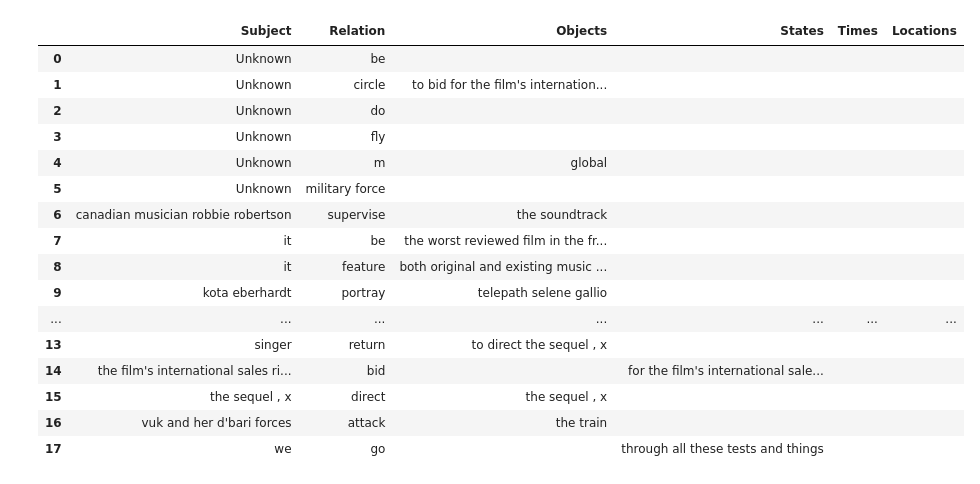
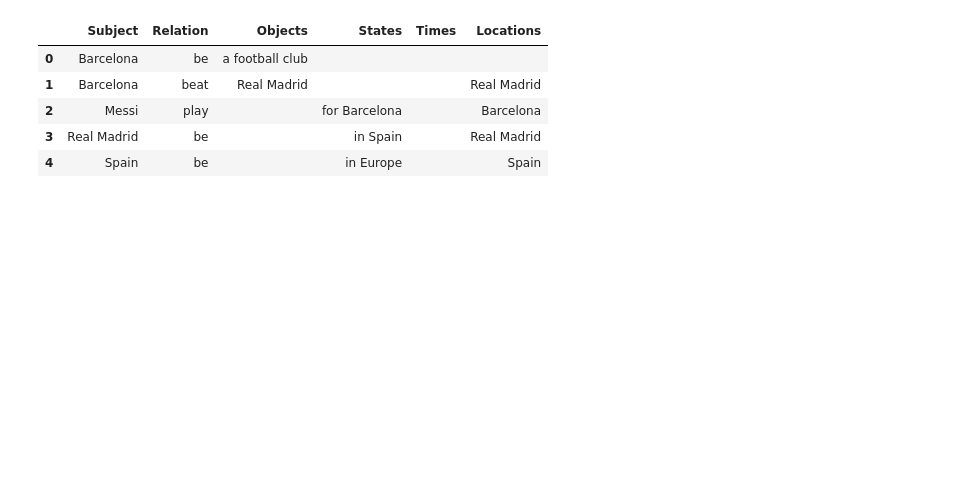
Before and after one commit to ZiaddAhmedd/Knowledge-graph-QA, a Jupyter notebook: knowledgeGraphPlots.ipynb, the cells around one changed output. Cells and saved outputs as stored; diff of their text form; code cells hidden in the pictures; blank space fills up the shorter version.

```diff
--- a/knowledgeGraphPlots.ipynb
+++ b/knowledgeGraphPlots.ipynb
@@ -48,0 +22,10 @@ contextDF
+# %%
+text = """Messi played for Barcelona.
+Barcelona is a football club. Barcelona beats Real Madrid.
+Real Madrid is in Spain. Spain is in Europe.
+"""
+question = "Who is Lionel Messi?"
+
+sentences, _, _ = pp.process_question_context(question, text)
+contextDF = kg.join_sentences_facts(sentences)
+contextDF
@@ -49,3 +39,3 @@ contextDF
 # %%
-contextDF = kg.join_sentences_facts(candidate_sentences['sentence'][10:20])
-contextDF
+# contextDF = kg.join_sentences_facts(candidate_sentences['sentence'][10:20])
+# contextDF
@@ -70,26 +42,17 @@ contextDF
 # %%
 # if there is more than 1 element in Objects column, take the first one and if empty list make it ""
 updatedDF = contextDF.copy()
 updatedDF['Objects'] = updatedDF['Objects'].apply(lambda x: x[0] if len(x) > 0 else "")
 updatedDF['States'] = updatedDF['States'].apply(lambda x: x[0] if len(x) > 0 else "")
 updatedDF['Times'] = updatedDF['Times'].apply(lambda x: x[0] if len(x) > 0 else "")
 updatedDF['Locations'] = updatedDF['Locations'].apply(lambda x: x[0] if len(x) > 0 else "")
+updatedDF = updatedDF[~((updatedDF["Subject"] == "Unknown") & (updatedDF["Objects"].apply(len) == 0) & (updatedDF["States"].apply(len) == 0) & (updatedDF["Times"].apply(len) == 0) & (updatedDF["Locations"].apply(len) == 0))]
+updatedDF = updatedDF.reset_index(drop=True)
 updatedDF
 # %% [output]
 |  | Subject | Relation | Objects | States | Times | Locations |
-| 0 | Unknown | be |  |  |  |  |
-| 1 | Unknown | circle | to bid for the film's internation... |  |  |  |
-| 2 | Unknown | do |  |  |  |  |
-| 3 | Unknown | fly |  |  |  |  |
-| 4 | Unknown | m | global |  |  |  |
-| 5 | Unknown | military force |  |  |  |  |
-| 6 | canadian musician robbie robertson | supervise | the soundtrack |  |  |  |
-| 7 | it | be | the worst reviewed film in the fr... |  |  |  |
-| 8 | it | feature | both original and existing music ... |  |  |  |
-| 9 | kota eberhardt | portray | telepath selene gallio |  |  |  |
-| ... | ... | ... | ... | ... | ... | ... |
-| 13 | singer | return | to direct the sequel , x |  |  |  |
-| 14 | the film's international sales ri... | bid |  | for the film's international sale... |  |  |
-| 15 | the sequel , x | direct | the sequel , x |  |  |  |
-| 16 | vuk and her d'bari forces | attack | the train |  |  |  |
-| 17 | we | go |  | through all these tests and things |  |  |
+| 0 | Barcelona | be | a football club |  |  |  |
+| 1 | Barcelona | beat | Real Madrid |  |  | Real Madrid |
+| 2 | Messi | play |  | for Barcelona |  | Barcelona |
+| 3 | Real Madrid | be |  | in Spain |  | Real Madrid |
+| 4 | Spain | be |  | in Europe |  | Spain |
```
Also changed, not shown: parts of 7 cells of this notebook, 8 other files.
